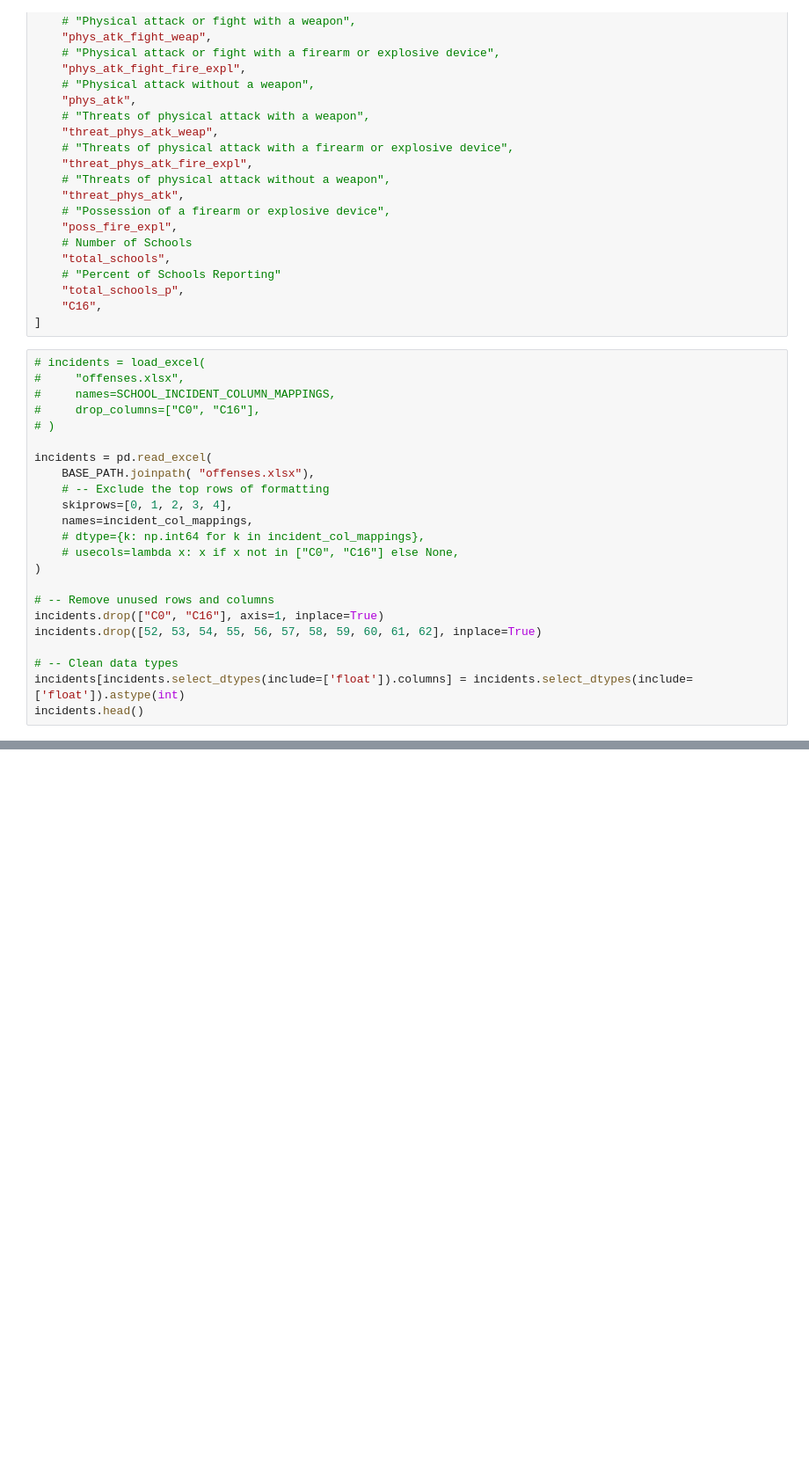
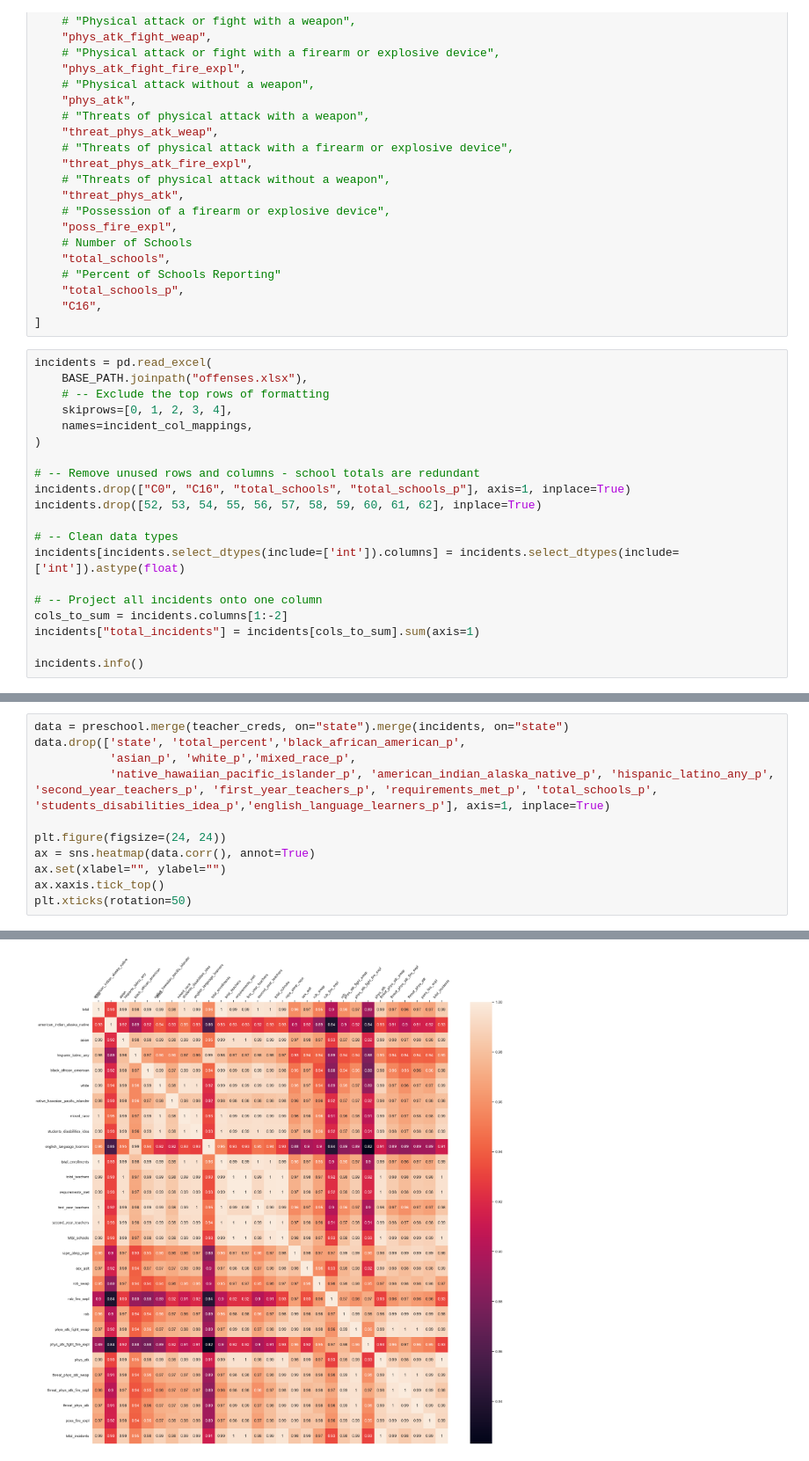
Before and after one commit to seantbaier/csca5622-final-project, a Jupyter notebook: src/csca5622_final_project/final_project.ipynb, the cells around one changed output, grey strips where cells are left out. Shown at 88% size. Saved outputs shown, nothing was run; the diff lists cells and outputs as text; blank space fills up the shorter version.

Commit message:
add plots

```diff
--- a/src/csca5622_final_project/final_project.ipynb
+++ b/src/csca5622_final_project/final_project.ipynb
@@ -133,26 +238,23 @@ incident_col_mappings = [
     "C16",
 ]
 # %%
-# incidents = load_excel(
-#     "offenses.xlsx",
-#     names=SCHOOL_INCIDENT_COLUMN_MAPPINGS,
-#     drop_columns=["C0", "C16"],
-# )
-
 incidents = pd.read_excel(
-    BASE_PATH.joinpath( "offenses.xlsx"),
+    BASE_PATH.joinpath("offenses.xlsx"),
     # -- Exclude the top rows of formatting
     skiprows=[0, 1, 2, 3, 4],
     names=incident_col_mappings,
-    # dtype={k: np.int64 for k in incident_col_mappings},
-    # usecols=lambda x: x if x not in ["C0", "C16"] else None,
 )
 
-# -- Remove unused rows and columns
-incidents.drop(["C0", "C16"], axis=1, inplace=True)
+# -- Remove unused rows and columns - school totals are redundant
+incidents.drop(["C0", "C16", "total_schools", "total_schools_p"], axis=1, inplace=True)
 incidents.drop([52, 53, 54, 55, 56, 57, 58, 59, 60, 61, 62], inplace=True)
 
 # -- Clean data types
-incidents[incidents.select_dtypes(include=['float']).columns] = incidents.select_dtypes(include=['float']).astype(int)
-incidents.head()
+incidents[incidents.select_dtypes(include=['int']).columns] = incidents.select_dtypes(include=['int']).astype(float)
+
+# -- Project all incidents onto one column
+cols_to_sum = incidents.columns[1:-2]
+incidents["total_incidents"] = incidents[cols_to_sum].sum(axis=1)
+
+incidents.info()
 # %% [output]
@@ -164,0 +278,12 @@ incidents.head()
+# %%
+data = preschool.merge(teacher_creds, on="state").merge(incidents, on="state")
+data.drop(['state', 'total_percent','black_african_american_p',
+           'asian_p', 'white_p','mixed_race_p',
+           'native_hawaiian_pacific_islander_p', 'american_indian_alaska_native_p', 'hispanic_latino_any_p', 'second_year_teachers_p', 'first_year_teachers_p', 'requirements_met_p', 'total_schools_p', 'students_disabilities_idea_p','english_language_learners_p'], axis=1, inplace=True)
+
+plt.figure(figsize=(24, 24))
+ax = sns.heatmap(data.corr(), annot=True)
+ax.set(xlabel="", ylabel="")
+ax.xaxis.tick_top()
+plt.xticks(rotation=50)
+# %% [output]
@@ -165 +307,2 @@ incidents.head()
+[figure, added]
 # %%
```
Also changed, not shown: parts of 18 cells of this notebook, 1 other file.
